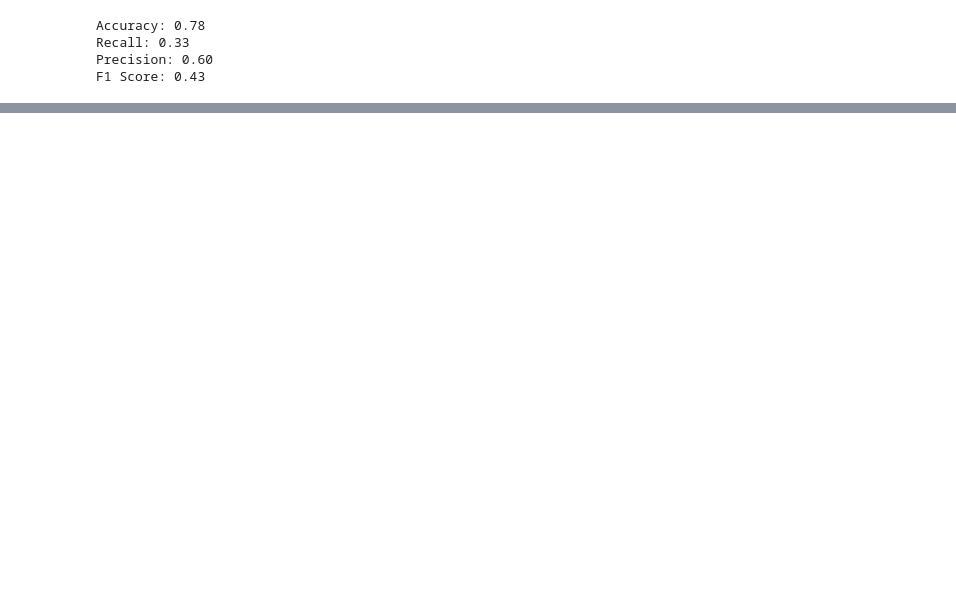
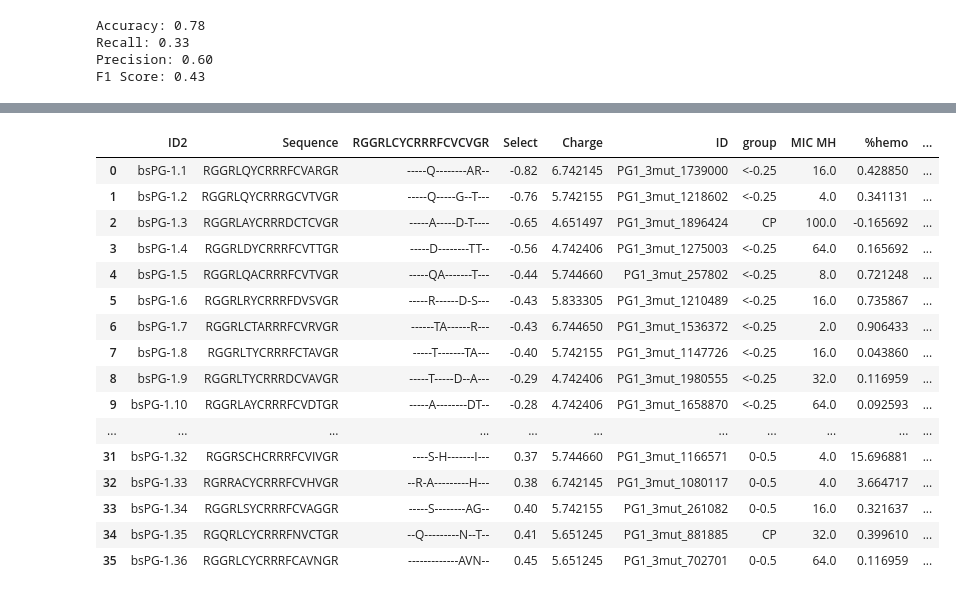
Before and after one commit to ziul-bio/DMS_ML_AMP, a Jupyter notebook: 07_AMP_predictions_v02.ipynb, the cells around one changed output, grey strips where cells are left out. Saved outputs shown, nothing was run; the diff lists cells and outputs as text; code cells hidden in the pictures; blank space fills up the shorter version.

```diff
--- a/07_AMP_predictions_v02.ipynb
+++ b/07_AMP_predictions_v02.ipynb
@@ -1237 +1241,39 @@ results
+# %%
+cols =['ID2', 'Sequence', 'RGGRLCYCRRRFCVCVGR', 'Select', 'Charge', 'ID',
+       'group', 'MIC MH', '%hemo', 'L10Select', 'L10select_adj',
+       'MIC_8_pred_v01', 'selectivity_pred_v01', 'hemolysis_pred_v01',
+       'MIC_pred_v02', 'selectivity_pred_v02', 'hemolysis_pred_v02',
+       'Active', 'Hemolitic', 'Selective']
+# %%
+
+
+results = res_mic.merge(res_sel[['ID', 'selectivity_pred_v02']], how='inner', left_on='ID', right_on='ID')
+results = results.merge(res_hemo[['ID', 'hemolysis_pred_v02']], how='inner', left_on='ID', right_on='ID')
+results.rename(columns={'MBC_8_prob': 'MIC_8_pred_v01', 'selectivity_pred': 'selectivity_pred_v01',
+                        'hemolysis_pred': 'hemolysis_pred_v01'}, inplace=True)
+
+results['Hemolitic'] = [0 if x <=2 else 1 for x in results['%hemo']]
+results['MIC MH'].replace('>64', 100, inplace=True)
+results['MIC MH'] = results['MIC MH'].astype('float64')
+results['L10select_adj'] = np.log10((results['%hemo']+0.2) * results['MIC MH']) -0.2
+results['Selective'] = [1 if x <=0.5 else 0 for x in results['selectivity']]
+results[cols]
+# %% [output]
+|  | ID2 | Sequence | RGGRLCYCRRRFCVCVGR | Select | Charge | ID | group | MIC MH | %hemo | ... |
+| 0 | bsPG-1.1 | RGGRLQYCRRRFCVARGR | -----Q--------AR-- | -0.82 | 6.742145 | PG1_3mut_1739000 | <-0.25 | 16.0 | 0.428850 | ... |
+| 1 | bsPG-1.2 | RGGRLQYCRRRGCVTVGR | -----Q-----G--T--- | -0.76 | 5.742155 | PG1_3mut_1218602 | <-0.25 | 4.0 | 0.341131 | ... |
+| 2 | bsPG-1.3 | RGGRLAYCRRRDCTCVGR | -----A-----D-T---- | -0.65 | 4.651497 | PG1_3mut_1896424 | CP | 100.0 | -0.165692 | ... |
+| 3 | bsPG-1.4 | RGGRLDYCRRRFCVTTGR | -----D--------TT-- | -0.56 | 4.742406 | PG1_3mut_1275003 | <-0.25 | 64.0 | 0.165692 | ... |
+| 4 | bsPG-1.5 | RGGRLQACRRRFCVTVGR | -----QA-------T--- | -0.44 | 5.744660 | PG1_3mut_257802 | <-0.25 | 8.0 | 0.721248 | ... |
+| 5 | bsPG-1.6 | RGGRLRYCRRRFDVSVGR | -----R------D-S--- | -0.43 | 5.833305 | PG1_3mut_1210489 | <-0.25 | 16.0 | 0.735867 | ... |
+| 6 | bsPG-1.7 | RGGRLCTARRRFCVRVGR | ------TA------R--- | -0.43 | 6.744650 | PG1_3mut_1536372 | <-0.25 | 2.0 | 0.906433 | ... |
+| 7 | bsPG-1.8 | RGGRLTYCRRRFCTAVGR | -----T-------TA--- | -0.40 | 5.742155 | PG1_3mut_1147726 | <-0.25 | 16.0 | 0.043860 | ... |
+| 8 | bsPG-1.9 | RGGRLTYCRRRDCVAVGR | -----T-----D--A--- | -0.29 | 4.742406 | PG1_3mut_1980555 | <-0.25 | 32.0 | 0.116959 | ... |
+| 9 | bsPG-1.10 | RGGRLAYCRRRFCVDTGR | -----A--------DT-- | -0.28 | 4.742406 | PG1_3mut_1658870 | <-0.25 | 64.0 | 0.092593 | ... |
+| ... | ... | ... | ... | ... | ... | ... | ... | ... | ... | ... |
+| 31 | bsPG-1.32 | RGGRSCHCRRRFCVIVGR | ----S-H-------I--- | 0.37 | 5.744660 | PG1_3mut_1166571 | 0-0.5 | 4.0 | 15.696881 | ... |
+| 32 | bsPG-1.33 | RGRRACYCRRRFCVHVGR | --R-A---------H--- | 0.38 | 6.742145 | PG1_3mut_1080117 | 0-0.5 | 4.0 | 3.664717 | ... |
+| 33 | bsPG-1.34 | RGGRLSYCRRRFCVAGGR | -----S--------AG-- | 0.40 | 5.742155 | PG1_3mut_261082 | 0-0.5 | 16.0 | 0.321637 | ... |
+| 34 | bsPG-1.35 | RGQRLCYCRRRFNVCTGR | --Q---------N--T-- | 0.41 | 5.651245 | PG1_3mut_881885 | CP | 32.0 | 0.399610 | ... |
+| 35 | bsPG-1.36 | RGGRLCYCRRRFCAVNGR | -------------AVN-- | 0.45 | 5.651245 | PG1_3mut_702701 | 0-0.5 | 64.0 | 0.116959 | ... |
 # %%
```
Also changed, not shown: parts of 18 cells of this notebook, 4 other files.
